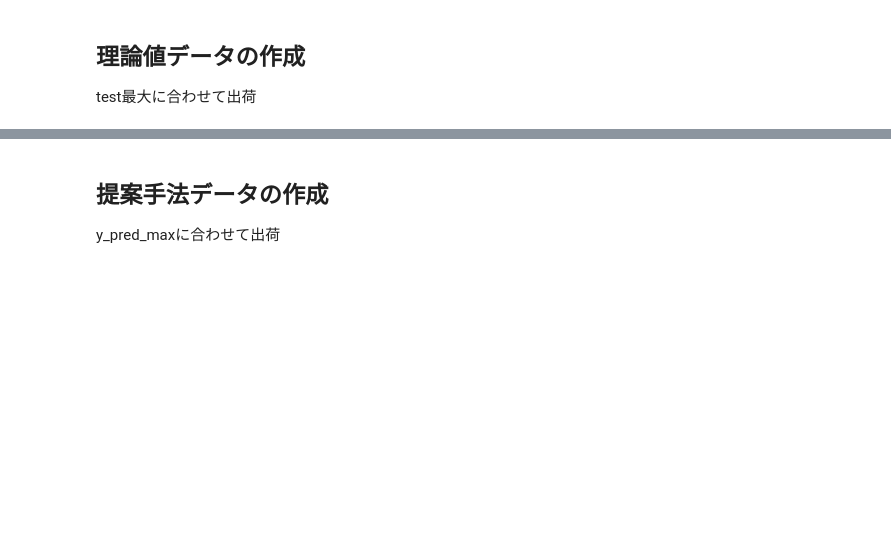
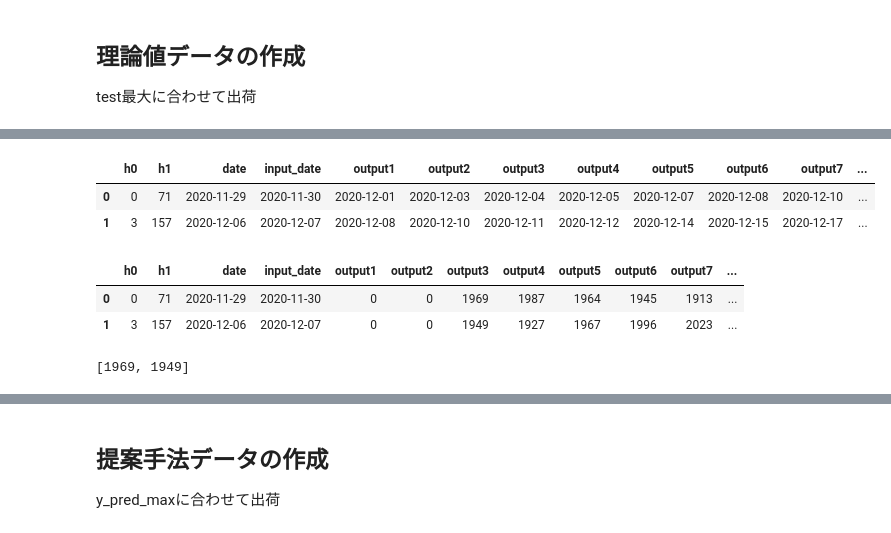
Before and after one commit to goemon8787/strawberry, a Jupyter notebook: notebooks/analysis7.ipynb, the cells around one changed output, grey strips where cells are left out. Drawn from its saved outputs; the diff is of its cells as text; code cells hidden in the pictures; blank space fills up the shorter version.

```diff
--- a/notebooks/analysis7.ipynb
+++ b/notebooks/analysis7.ipynb
@@ -350,6 +322,9 @@ date_df = pd.DataFrame({"input_date":datelist_input.reset_index(drop=True),
                         "output5": datelist_output[4].reset_index(drop=True),
                         "output6": datelist_output[5].reset_index(drop=True),
                         "output7": datelist_output[6].reset_index(drop=True),
+                        "output8": datelist_output[7].reset_index(drop=True),
+                        "output9": datelist_output[8].reset_index(drop=True),
+                        "output10": datelist_output[9].reset_index(drop=True),
                       })
 
 pred_df = pd.DataFrame({"input_date":datelist_input.reset_index(drop=True),
@@ -360,6 +335,9 @@ pred_df = pd.DataFrame({"input_date":datelist_input.reset_index(drop=True),
                         "output5": y_preds_fix[4],
                         "output6": y_preds_fix[5],
                         "output7": y_preds_fix[6],
+                        "output8": y_preds_fix[7],
+                        "output9": y_preds_fix[8],
+                        "output10": y_preds_fix[9],
                       })
 
 test_df = pd.DataFrame({"input_date":datelist_input.reset_index(drop=True),
@@ -370,6 +348,9 @@ test_df = pd.DataFrame({"input_date":datelist_input.reset_index(drop=True),
                         "output5": y_c_test_fix[4],
                         "output6": y_c_test_fix[5],
                         "output7": y_c_test_fix[6],
+                        "output8": y_c_test_fix[7],
+                        "output9": y_c_test_fix[8],
+                        "output10": y_c_test_fix[9],
                       })
 
 test_m_df = pd.DataFrame({"input_date":datelist_input.reset_index(drop=True),
@@ -380,6 +361,9 @@ test_m_df = pd.DataFrame({"input_date":datelist_input.reset_index(drop=True),
                         "output5": y_test_fix[4],
                         "output6": y_test_fix[5],
                         "output7": y_test_fix[6],
+                        "output8": y_test_fix[7],
+                        "output9": y_test_fix[8],
+                        "output10": y_test_fix[9],
                       })
 # %%
 # 端数処理の影響で若干づれるが，大方誤差予測誤差が一致 → おそらく正しく実装
@@ -397,3 +381,6 @@ root_mean_squared_error(test_df["output4"], pred_df["output4"])
 # %%
-bool_df = pd.DataFrame(np.array([(date_df[o_col] - date_df["input_date"]).dt.days <= 10 for o_col in date_df.columns[1:]]).T, columns=test_df.columns[1:])
+# bool_df = pd.DataFrame(np.array([(date_df[o_col] - date_df["input_date"]).dt.days <= 10 for o_col in date_df.columns[1:]]).T, columns=test_df.columns[1:])
+bool_df1 = pd.DataFrame(np.array([(date_df[o_col] - date_df["input_date"]).dt.days <= 10 for o_col in date_df.columns[1:]]).T, columns=test_df.columns[1:])
+bool_df2 = pd.DataFrame(np.array([4 <= (date_df[o_col] - date_df["input_date"]).dt.days for o_col in date_df.columns[1:]]).T, columns=test_df.columns[1:])
+bool_df = bool_df1 & bool_df2
 bool_df = pd.concat([date_df["input_date"], bool_df.astype(int)], axis=1)
@@ -457,0 +409,11 @@ max_df
+# %%
+# 全実験共通
+# 収穫日以降最も近い予測可能日を設定
+input_days = []
+for hd in harvest_df_raw["date"]:
+    diff_days = (valid_test_df["input_date"] - hd).dt.days
+    diff_days = diff_days[diff_days>=0]
+    min_deltatime = diff_days.min()
+    input_day = hd + pd.Timedelta(days=min_deltatime)
+    input_days.append(input_day)
+harvest_df_raw["input_date"] = input_days
@@ -460,0 +489,3 @@ max_df
+# %%
+harvest_df_test = pd.merge(harvest_df_raw, valid_test_df)
+harvest_df_date = pd.merge(harvest_df_raw, date_df)
@@ -460,0 +507,16 @@ max_df
+# %%
+harvest_df_date.iloc[:2]
+# %% [output]
+|  | h0 | h1 | date | input_date | output1 | output2 | output3 | output4 | output5 | output6 | output7 | ... |
+| 0 | 0 | 71 | 2020-11-29 | 2020-11-30 | 2020-12-01 | 2020-12-03 | 2020-12-04 | 2020-12-05 | 2020-12-07 | 2020-12-08 | 2020-12-10 | ... |
+| 1 | 3 | 157 | 2020-12-06 | 2020-12-07 | 2020-12-08 | 2020-12-10 | 2020-12-11 | 2020-12-12 | 2020-12-14 | 2020-12-15 | 2020-12-17 | ... |
+# %%
+harvest_df_test.iloc[:2]
+# %% [output]
+|  | h0 | h1 | date | input_date | output1 | output2 | output3 | output4 | output5 | output6 | output7 | ... |
+| 0 | 0 | 71 | 2020-11-29 | 2020-11-30 | 0 | 0 | 1969 | 1987 | 1964 | 1945 | 1913 | ... |
+| 1 | 3 | 157 | 2020-12-06 | 2020-12-07 | 0 | 0 | 1949 | 1927 | 1967 | 1996 | 2023 | ... |
+# %%
+fix_prices[:2]
+# %% [output]
+[1969, 1949]
```
Also changed, not shown: parts of 38 cells of this notebook.
